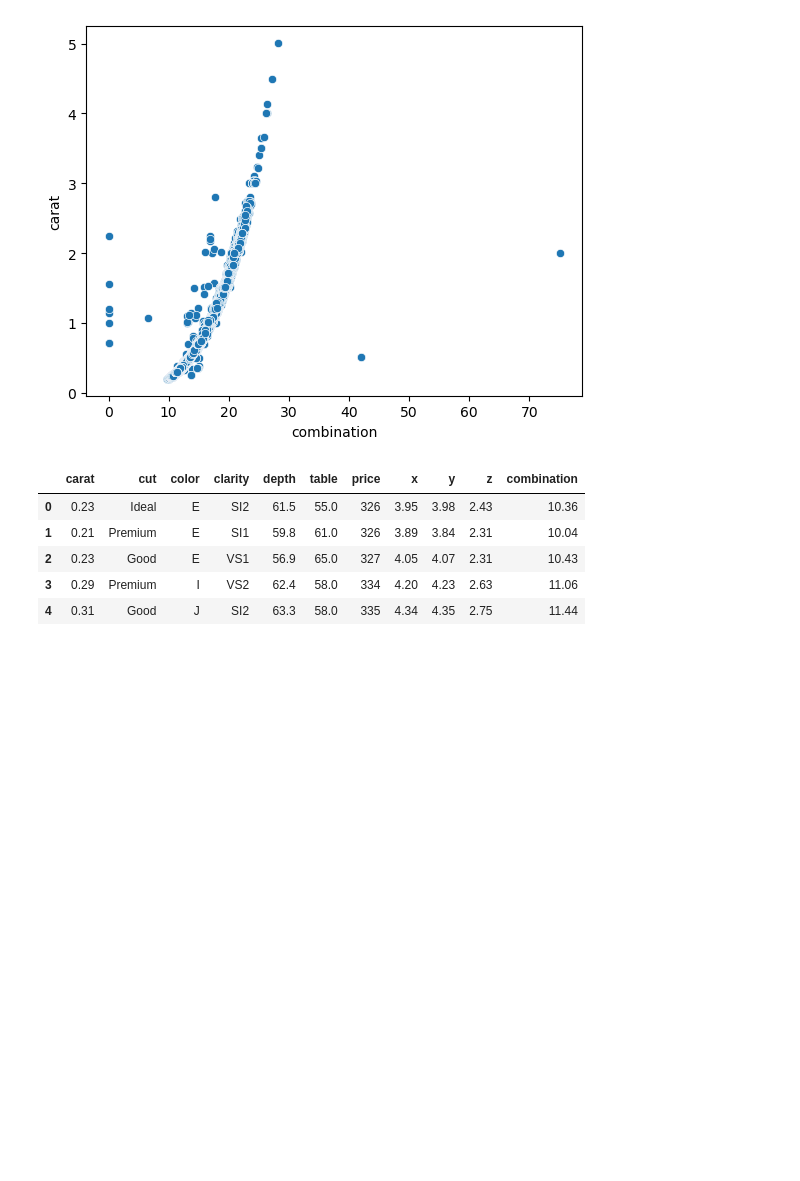
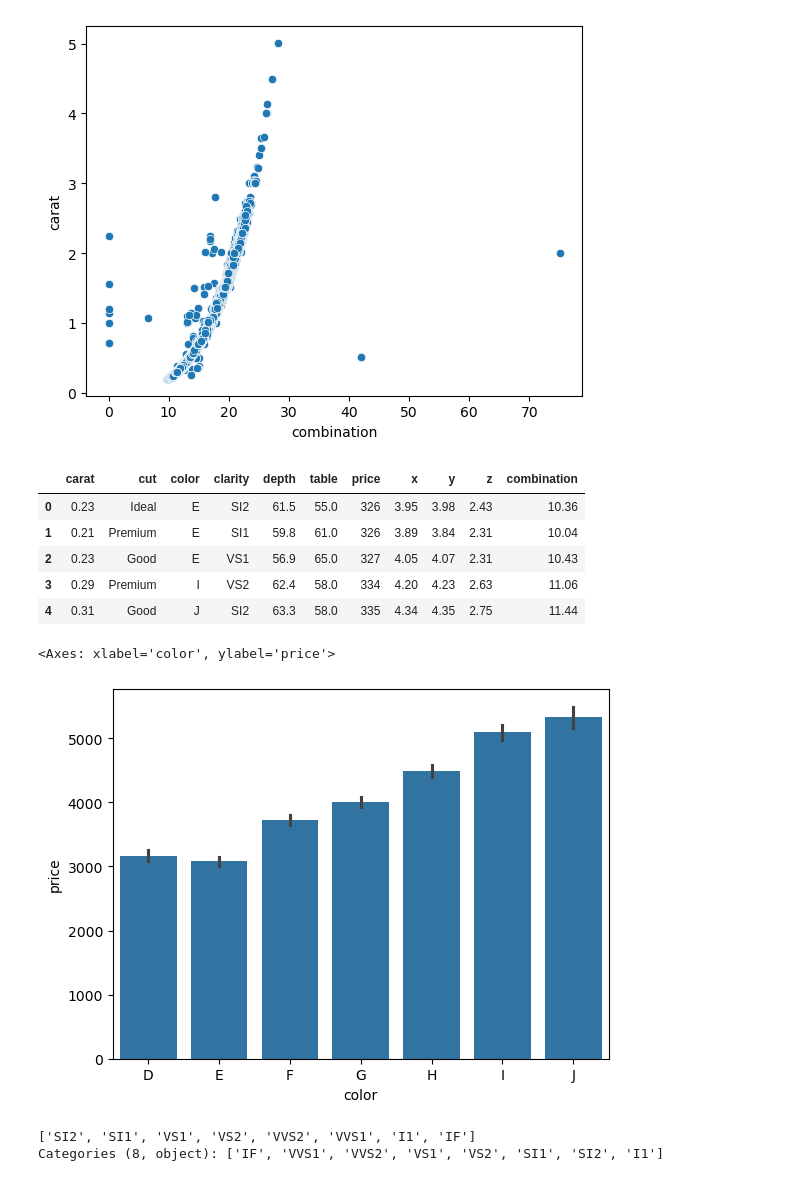
Before and after one commit to yadavchandan26/Machine-Learning, a Jupyter notebook: diamonds-sns.ipynb, the cells around one changed output. Drawn from its saved outputs; the diff is of its cells as text; code cells hidden in the pictures; blank space fills up the shorter version.

```diff
--- a/diamonds-sns.ipynb
+++ b/diamonds-sns.ipynb
@@ -147,4 +147,12 @@ df.head(5)
 | 3 | 0.29 | Premium | I | VS2 | 62.4 | 58.0 | 334 | 4.20 | 4.23 | 2.63 | 11.06 |
 | 4 | 0.31 | Good | J | SI2 | 63.3 | 58.0 | 335 | 4.34 | 4.35 | 2.75 | 11.44 |
 # %%
-sns.barplo
+sns.barplot(data=df,x='color',y='price')
+# %% [output]
+<Axes: xlabel='color', ylabel='price'>
+[figure, added]
+# %%
+df['clarity'].unique()
+# %% [output]
+['SI2', 'SI1', 'VS1', 'VS2', 'VVS2', 'VVS1', 'I1', 'IF']
+Categories (8, object): ['IF', 'VVS1', 'VVS2', 'VS1', 'VS2', 'SI1', 'SI2', 'I1']
```
Also changed, not shown: parts of 3 cells of this notebook.
